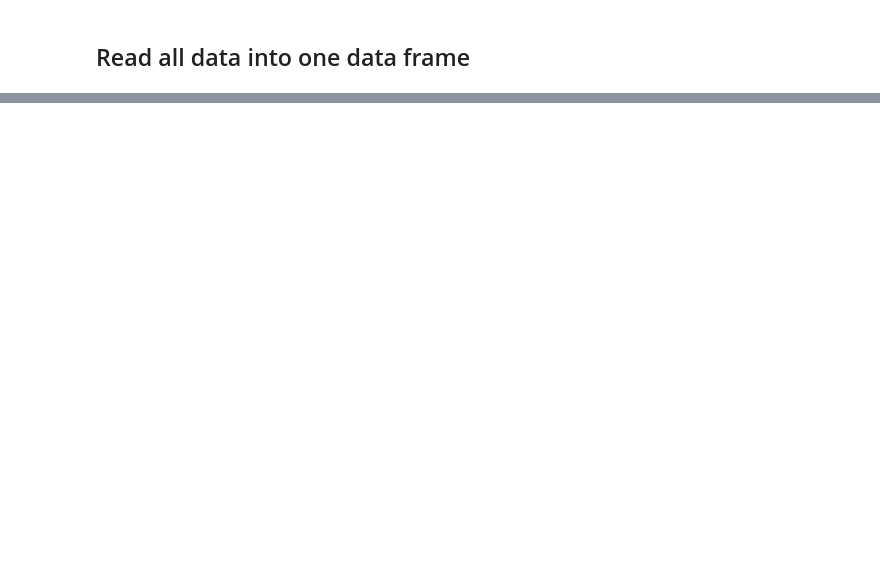
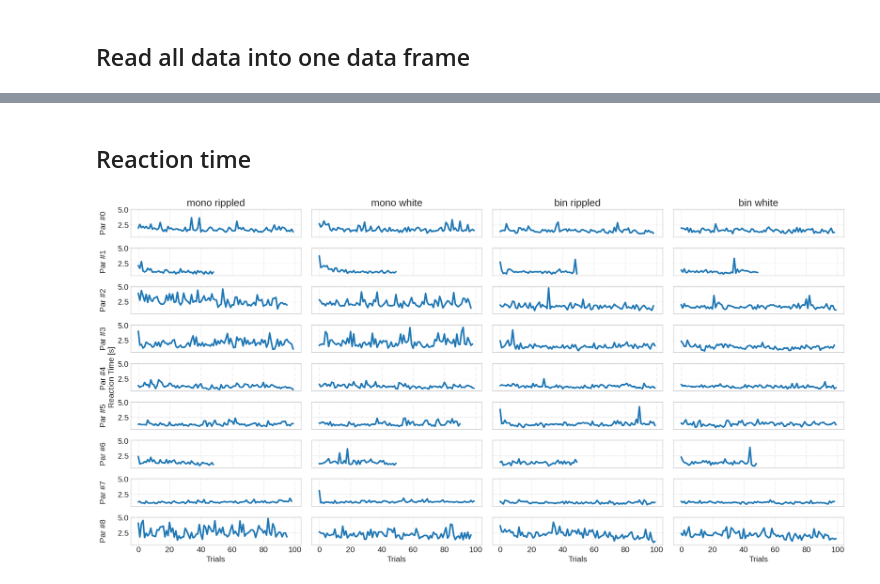
Before and after one commit to oesst/vertical_localization_exp, a Jupyter notebook: data_analysis.ipynb, the cells around one changed output, grey strips where cells are left out. Cells and saved outputs as stored; diff of their text form; code cells hidden in the pictures; blank space fills up the shorter version.

```diff
--- a/data_analysis.ipynb
+++ b/data_analysis.ipynb
@@ -379,0 +493,57 @@ for i_condition,condition in enumerate(conditions):
+# %% [markdown]
+## Reaction time
+# %%
+from scipy.optimize import curve_fit
+
+def func(x, a, b, c):
+    return a * np.exp(x/ -b) + c
+
+
+
+fig = plt.figure(figsize=(20,10))
+axes = fig.subplots(len(dfs),4,squeeze=False,sharex=True,sharey=True)
+
+
+for i_df,df in enumerate(dfs):
+
+    for i_con,con in enumerate(np.sort(pd.unique(df.condition_merged))[[2,3,0,1]]):
+
+        ax = axes[i_df,i_con]
+
+        if i_con == 0 :
+            ax.set_ylabel('Par #{}\n'.format(i_df))
+
+        if i_con == 0 and i_df == int(len(dfs)/2):
+            ax.set_ylabel('Par #{} \nReaction Time [s]'.format(i_df))
+
+
+        if i_df == 0:
+            ax.set_title(con)
+
+        if i_df == len(dfs)-1:
+            ax.set_xlabel('Trials')
+
+
+        reac_time = df.reaction_time[df.condition_merged == con]
+
+        ax.plot(np.arange(0,len(reac_time)),reac_time)
+
+        # plot fitted regression line
+#         x = np.arange(0,len(reac_time))
+
+#         popt, pcov = curve_fit(func, x, reac_time)
+
+#         ax.plot(x, func(x, *popt), '-', color='C3', label="Fitted Curve")
+
+
+
+
+plt.tight_layout()
+
+
+# plt.savefig('results_learning.svg', dpi=300, bbox_inches='tight')
+# plt.savefig('results_learning.png', dpi=300, bbox_inches='tight')
+
+plt.show()
+# %% [output]
+[figure, added]
```
Also changed, not shown: parts of 19 cells of this notebook, 1 other file.
